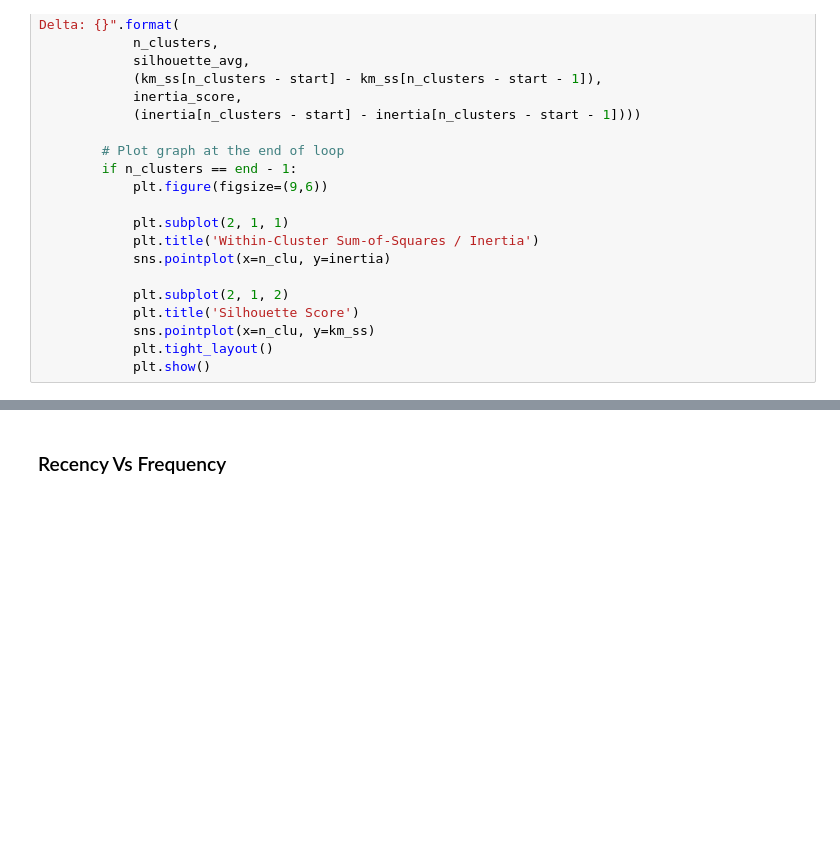
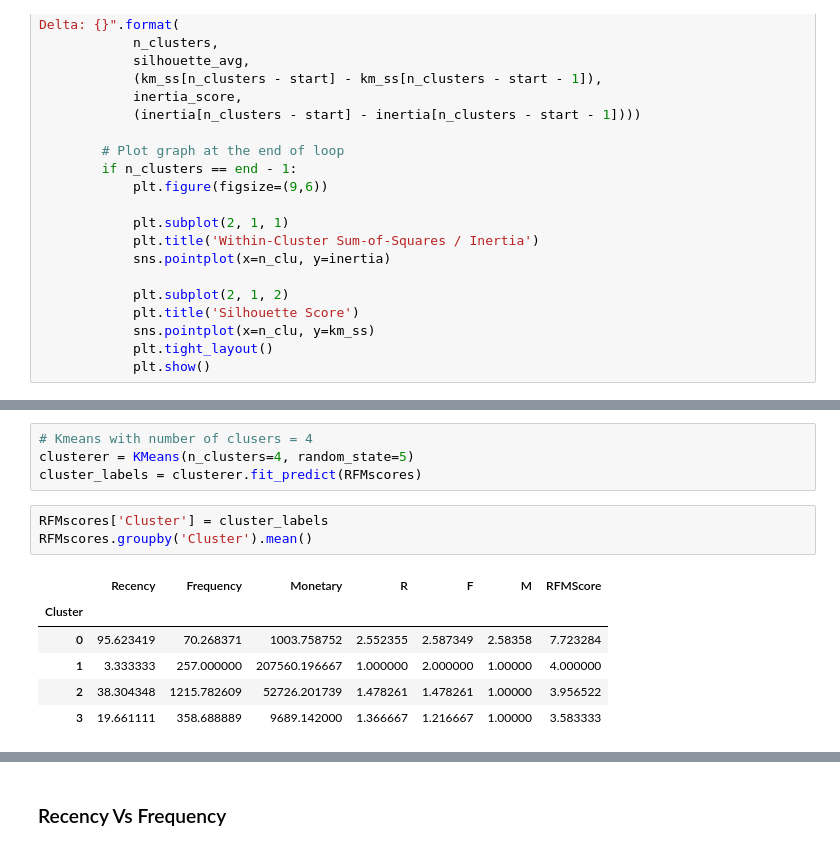
Before and after one commit to Deven876/Customer-Segmentation, a Jupyter notebook: Customer_Segmentation.ipynb, the cells around one changed output, grey strips where cells are left out. Drawn from its saved outputs; the diff is of its cells as text; blank space fills up the shorter version.

```diff
--- a/Customer_Segmentation.ipynb
+++ b/Customer_Segmentation.ipynb
@@ -557,0 +558,14 @@ RFMscores.head()
+# %%
+# Kmeans with number of clusers = 4
+clusterer = KMeans(n_clusters=4, random_state=5)
+cluster_labels = clusterer.fit_predict(RFMscores)
+# %%
+RFMscores['Cluster'] = cluster_labels
+RFMscores.groupby('Cluster').mean()
+# %% [output]
+|  | Recency | Frequency | Monetary | R | F | M | RFMScore |
+| Cluster |  |  |  |  |  |  |  |
+| 0 | 95.623419 | 70.268371 | 1003.758752 | 2.552355 | 2.587349 | 2.58358 | 7.723284 |
+| 1 | 3.333333 | 257.000000 | 207560.196667 | 1.000000 | 2.000000 | 1.00000 | 4.000000 |
+| 2 | 38.304348 | 1215.782609 | 52726.201739 | 1.478261 | 1.478261 | 1.00000 | 3.956522 |
+| 3 | 19.661111 | 358.688889 | 9689.142000 | 1.366667 | 1.216667 | 1.00000 | 3.583333 |
```
Also changed, not shown: parts of 3 cells of this notebook.
